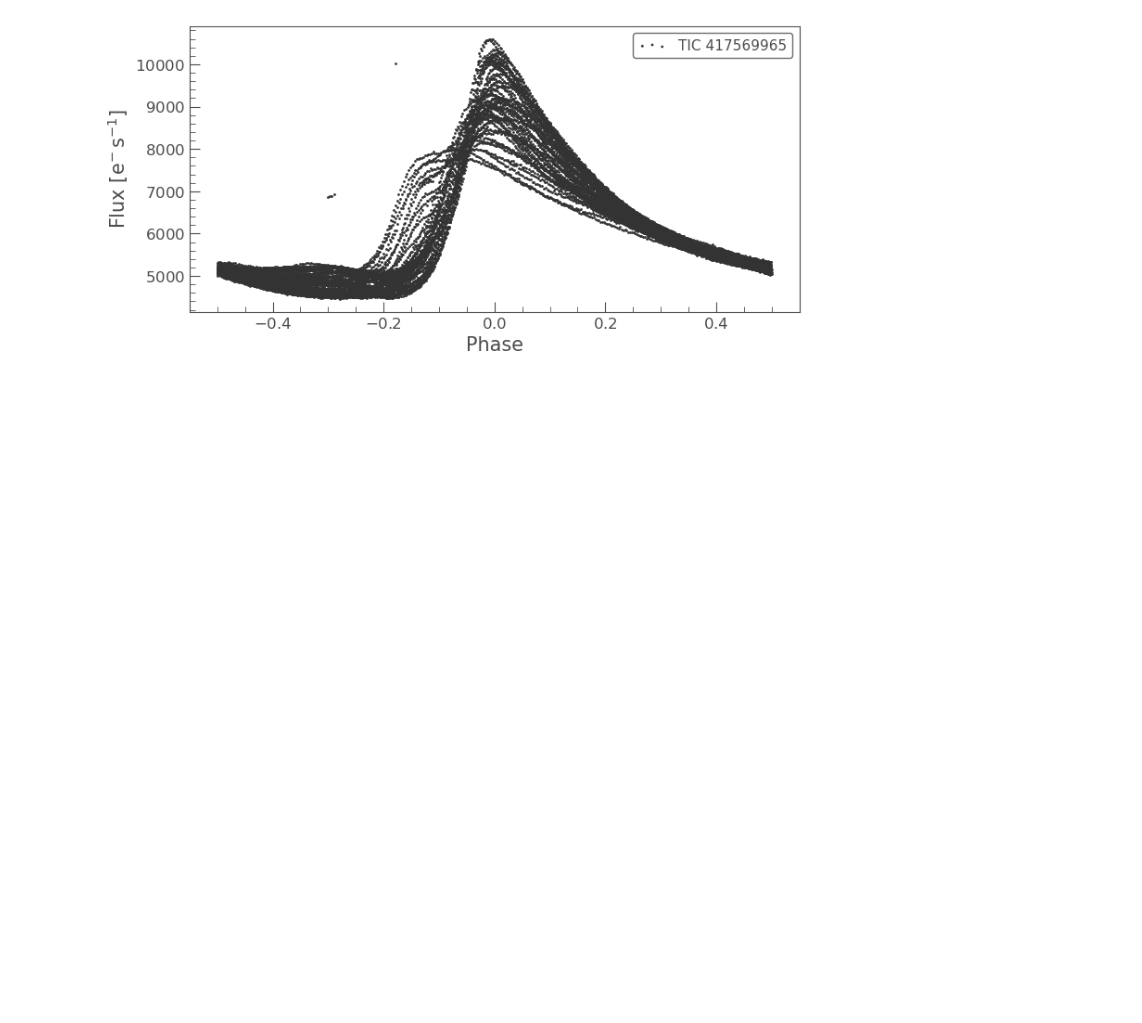
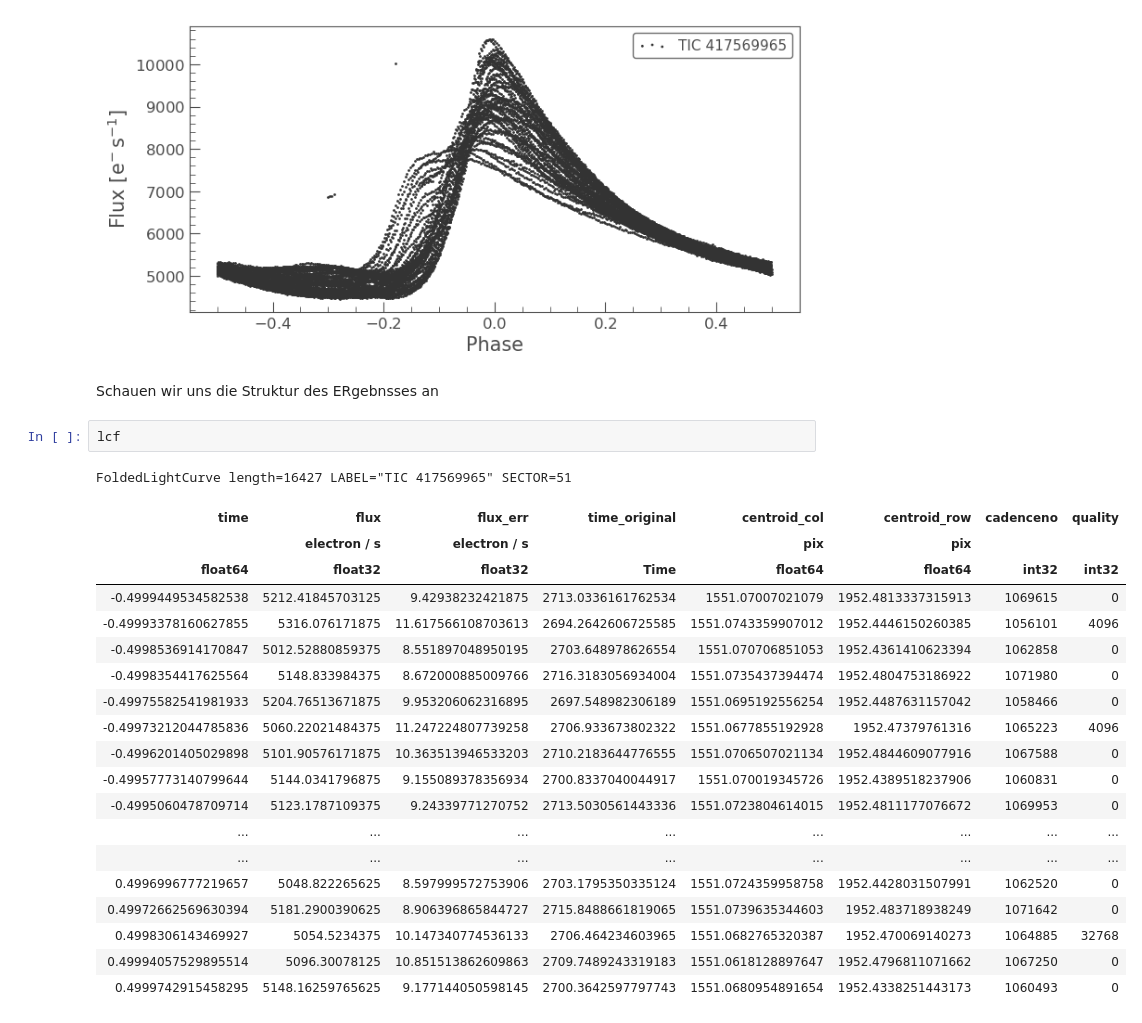
Before and after one commit to pdeeskow/TESS-BAV, a Jupyter notebook: TESS_TPF.ipynb, the cells around one changed output. Saved outputs shown, nothing was run; the diff lists cells and outputs as text; blank space fills up the shorter version.

```diff
--- a/TESS_TPF.ipynb
+++ b/TESS_TPF.ipynb
@@ -69,3 +69,28 @@ lcf=lc.fold(period=pg.period_at_max_power,epoch_phase=0.7,normalize_phase=True)
 lcf.scatter();
 # %% [output]
 [figure]
+# %% [markdown]
+Schauen wir uns die Struktur des ERgebnsses an
+# %%
+lcf
+# %% [output]
+FoldedLightCurve length=16427 LABEL="TIC 417569965" SECTOR=51
+| time | flux | flux_err | time_original | centroid_col | centroid_row | cadenceno | quality |
+|  | electron / s | electron / s |  | pix | pix |  |  |
+| float64 | float32 | float32 | Time | float64 | float64 | int32 | int32 |
+| -0.4999449534582538 | 5212.41845703125 | 9.42938232421875 | 2713.0336161762534 | 1551.07007021079 | 1952.4813337315913 | 1069615 | 0 |
+| -0.49993378160627855 | 5316.076171875 | 11.617566108703613 | 2694.2642606725585 | 1551.0743359907012 | 1952.4446150260385 | 1056101 | 4096 |
+| -0.4998536914170847 | 5012.52880859375 | 8.551897048950195 | 2703.648978626554 | 1551.070706851053 | 1952.4361410623394 | 1062858 | 0 |
+| -0.4998354417625564 | 5148.833984375 | 8.672000885009766 | 2716.3183056934004 | 1551.0735437394474 | 1952.4804753186922 | 1071980 | 0 |
+| -0.49975582541981933 | 5204.76513671875 | 9.953206062316895 | 2697.548982306189 | 1551.0695192556254 | 1952.4487631157042 | 1058466 | 0 |
+| -0.49973212044785836 | 5060.22021484375 | 11.247224807739258 | 2706.933673802322 | 1551.0677855192928 | 1952.47379761316 | 1065223 | 4096 |
+| -0.4996201405029898 | 5101.90576171875 | 10.363513946533203 | 2710.2183644776555 | 1551.0706507021134 | 1952.4844609077916 | 1067588 | 0 |
+| -0.49957773140799644 | 5144.0341796875 | 9.155089378356934 | 2700.8337040044917 | 1551.070019345726 | 1952.4389518237906 | 1060831 | 0 |
+| -0.4995060478709714 | 5123.1787109375 | 9.24339771270752 | 2713.5030561443336 | 1551.0723804614015 | 1952.4811177076672 | 1069953 | 0 |
+| ... | ... | ... | ... | ... | ... | ... | ... |
+| ... | ... | ... | ... | ... | ... | ... | ... |
+| 0.4996996777219657 | 5048.822265625 | 8.597999572753906 | 2703.1795350335124 | 1551.0724359958758 | 1952.4428031507991 | 1062520 | 0 |
+| 0.49972662569630394 | 5181.2900390625 | 8.906396865844727 | 2715.8488661819065 | 1551.0739635344603 | 1952.483718938249 | 1071642 | 0 |
+| 0.4998306143469927 | 5054.5234375 | 10.147340774536133 | 2706.464234603965 | 1551.0682765320387 | 1952.470069140273 | 1064885 | 32768 |
+| 0.49994057529895514 | 5096.30078125 | 10.851513862609863 | 2709.7489243319183 | 1551.0618128897647 | 1952.4796811071662 | 1067250 | 0 |
+| 0.4999742915458295 | 5148.16259765625 | 9.177144050598145 | 2700.3642597797743 | 1551.0680954891654 | 1952.4338251443173 | 1060493 | 0 |
```
Also changed, not shown: parts of 2 cells of this notebook, 3 other files.
